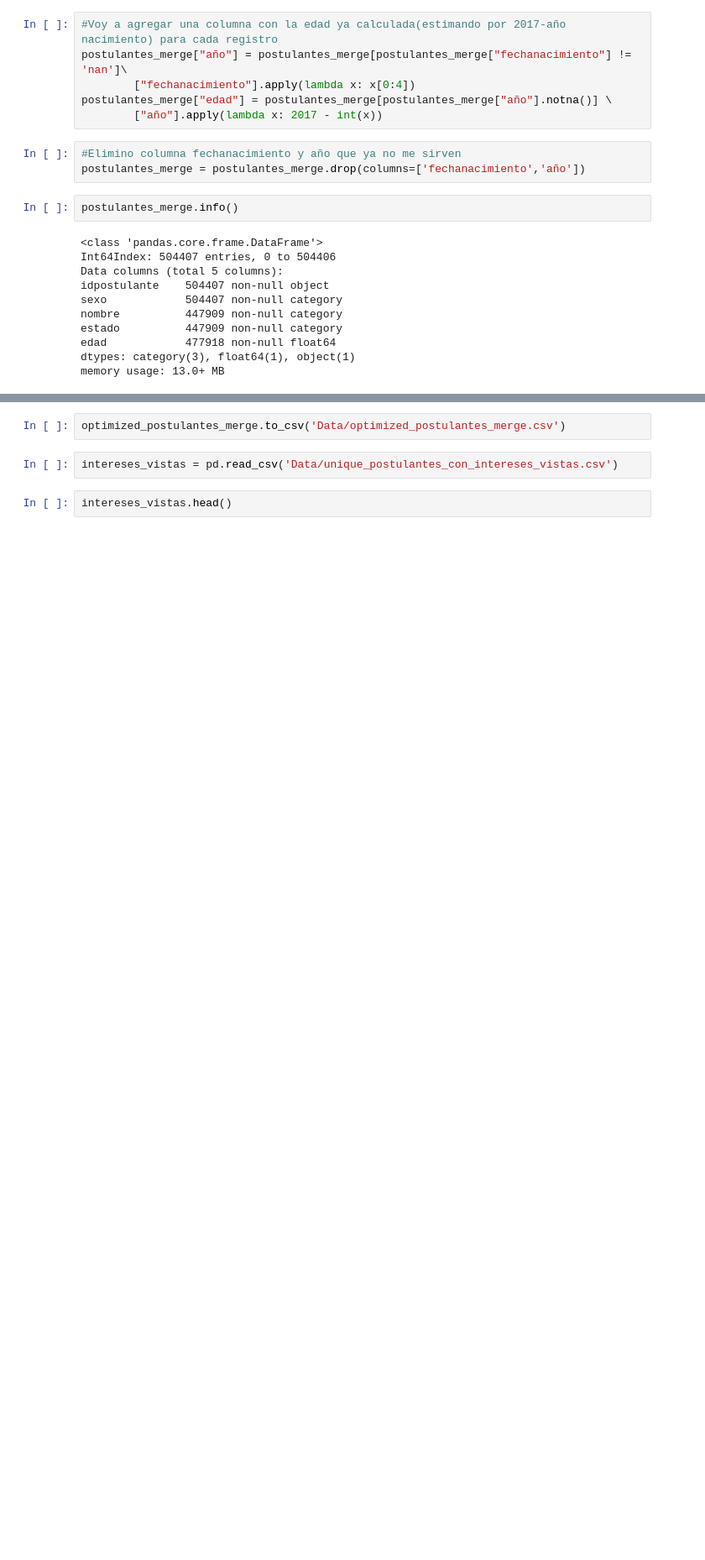
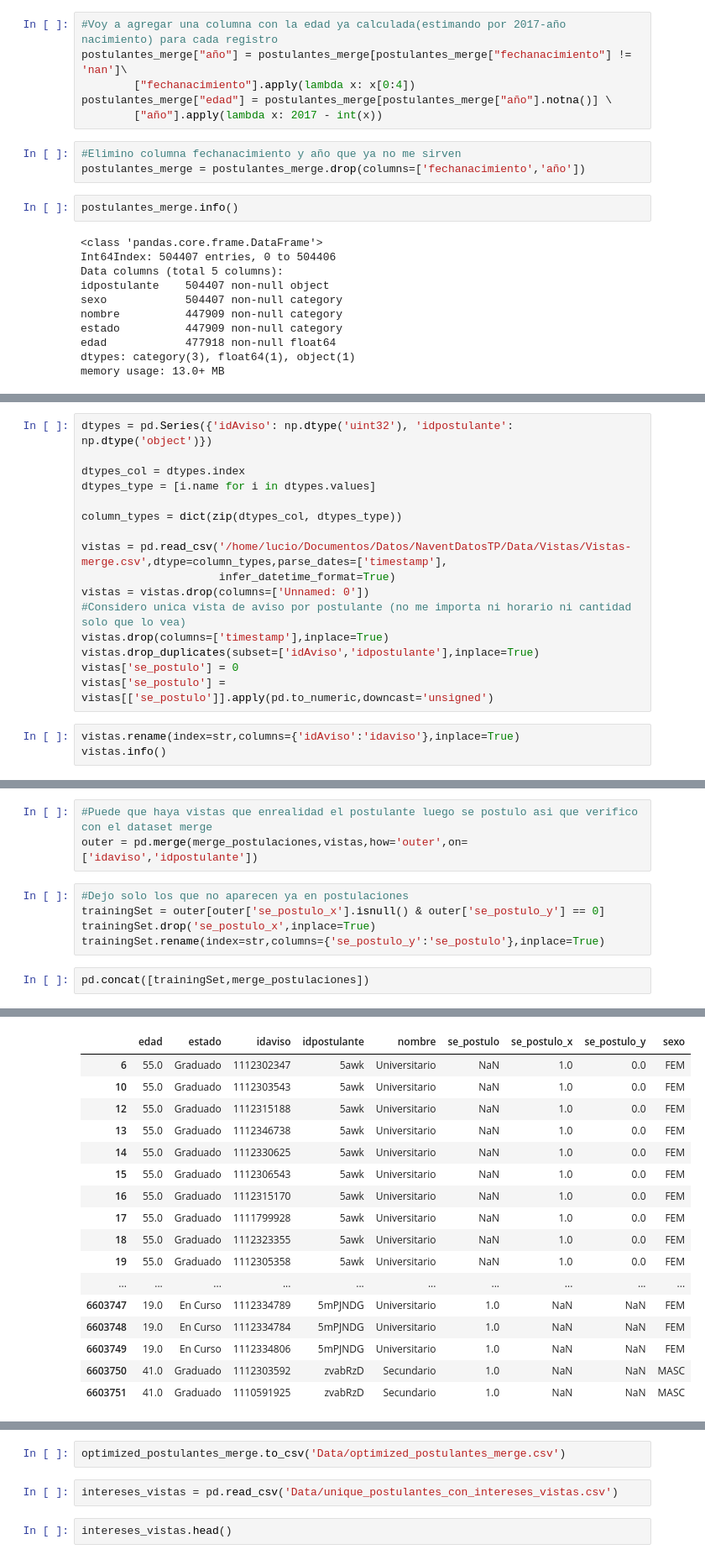
Before and after one commit to lucioll/NaventDatosTP, a Jupyter notebook: asdd/Preparacion csv Postulantes.ipynb, the cells around one changed output, grey strips where cells are left out. Shown at 84% size. Saved outputs shown, nothing was run; the diff lists cells and outputs as text; blank space fills up the shorter version.

Commit message:
Modif a correr en preparacion postulantes

```diff
--- a/asdd/Preparacion csv Postulantes.ipynb
+++ b/asdd/Preparacion csv Postulantes.ipynb
@@ -131,0 +179,19 @@ memory usage: 11.3+ MB
+# %%
+dtypes = pd.Series({'idAviso': np.dtype('uint32'), 'idpostulante': np.dtype('object')})
+
+dtypes_col = dtypes.index
+dtypes_type = [i.name for i in dtypes.values]
+
+column_types = dict(zip(dtypes_col, dtypes_type))
+
+vistas = pd.read_csv('/home/lucio/Documentos/Datos/NaventDatosTP/Data/Vistas/Vistas-merge.csv',dtype=column_types,parse_dates=['timestamp'],
+                     infer_datetime_format=True)
+vistas = vistas.drop(columns=['Unnamed: 0'])
+#Considero unica vista de aviso por postulante (no me importa ni horario ni cantidad solo que lo vea)
+vistas.drop(columns=['timestamp'],inplace=True)
+vistas.drop_duplicates(subset=['idAviso','idpostulante'],inplace=True)
+vistas['se_postulo'] = 0
+vistas['se_postulo'] = vistas[['se_postulo']].apply(pd.to_numeric,downcast='unsigned')
+# %%
+vistas.rename(index=str,columns={'idAviso':'idaviso'},inplace=True)
+vistas.info()
@@ -131,0 +207,11 @@ memory usage: 11.3+ MB
+# %%
+#Puede que haya vistas que enrealidad el postulante luego se postulo asi que verifico con el dataset merge
+outer = pd.merge(merge_postulaciones,vistas,how='outer',on=['idaviso','idpostulante'])
+# %%
+#Dejo solo los que no aparecen ya en postulaciones
+trainingSet = outer[outer['se_postulo_x'].isnull() & outer['se_postulo_y'] == 0]
+trainingSet.drop('se_postulo_x',inplace=True)
+trainingSet.rename(index=str,columns={'se_postulo_y':'se_postulo'},inplace=True)
+# %%
+pd.concat([trainingSet,merge_postulaciones])
+# %% [output]
@@ -131,0 +225,17 @@ memory usage: 11.3+ MB
+|  | edad | estado | idaviso | idpostulante | nombre | se_postulo | se_postulo_x | se_postulo_y | sexo |
+| 6 | 55.0 | Graduado | 1112302347 | 5awk | Universitario | NaN | 1.0 | 0.0 | FEM |
+| 10 | 55.0 | Graduado | 1112303543 | 5awk | Universitario | NaN | 1.0 | 0.0 | FEM |
+| 12 | 55.0 | Graduado | 1112315188 | 5awk | Universitario | NaN | 1.0 | 0.0 | FEM |
+| 13 | 55.0 | Graduado | 1112346738 | 5awk | Universitario | NaN | 1.0 | 0.0 | FEM |
+| 14 | 55.0 | Graduado | 1112330625 | 5awk | Universitario | NaN | 1.0 | 0.0 | FEM |
+| 15 | 55.0 | Graduado | 1112306543 | 5awk | Universitario | NaN | 1.0 | 0.0 | FEM |
+| 16 | 55.0 | Graduado | 1112315170 | 5awk | Universitario | NaN | 1.0 | 0.0 | FEM |
+| 17 | 55.0 | Graduado | 1111799928 | 5awk | Universitario | NaN | 1.0 | 0.0 | FEM |
+| 18 | 55.0 | Graduado | 1112323355 | 5awk | Universitario | NaN | 1.0 | 0.0 | FEM |
+| 19 | 55.0 | Graduado | 1112305358 | 5awk | Universitario | NaN | 1.0 | 0.0 | FEM |
+| ... | ... | ... | ... | ... | ... | ... | ... | ... | ... |
+| 6603747 | 19.0 | En Curso | 1112334789 | 5mPJNDG | Universitario | 1.0 | NaN | NaN | FEM |
+| 6603748 | 19.0 | En Curso | 1112334784 | 5mPJNDG | Universitario | 1.0 | NaN | NaN | FEM |
+| 6603749 | 19.0 | En Curso | 1112334806 | 5mPJNDG | Universitario | 1.0 | NaN | NaN | FEM |
+| 6603750 | 41.0 | Graduado | 1112303592 | zvabRzD | Secundario | 1.0 | NaN | NaN | MASC |
+| 6603751 | 41.0 | Graduado | 1110591925 | zvabRzD | Secundario | 1.0 | NaN | NaN | MASC |
```
Also changed, not shown: parts of 18 cells of this notebook, 3 other files.
